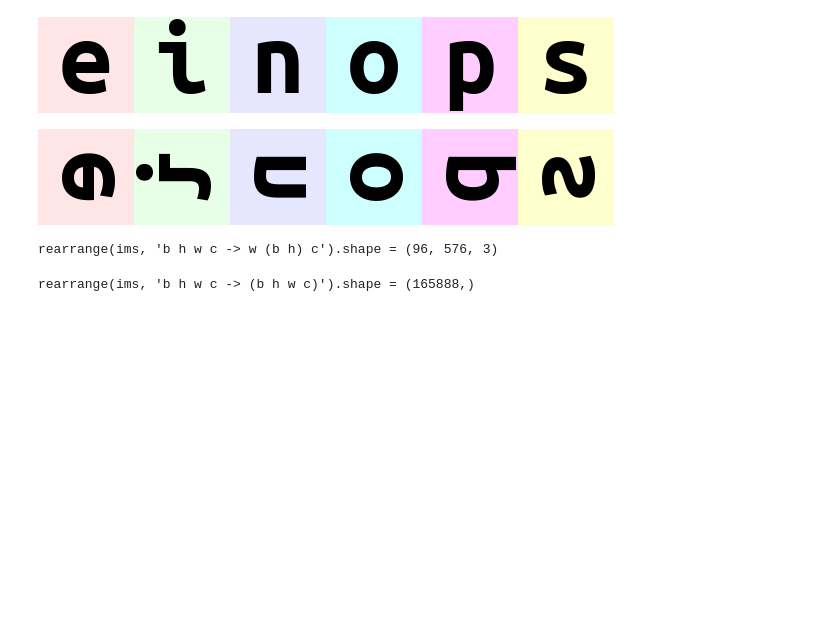
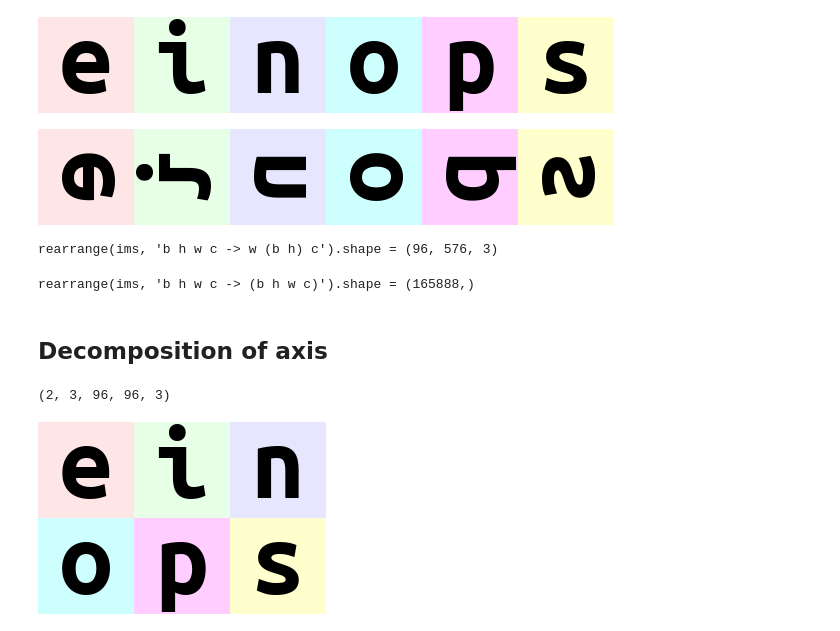
Before and after one commit to aspiringastro/einops-tutorial, a Jupyter notebook: einops-learn-1.ipynb, the cells around one changed output. Saved outputs shown, nothing was run; the diff lists cells and outputs as text; code cells hidden in the pictures; blank space fills up the shorter version.

```diff
--- a/einops-learn-1.ipynb
+++ b/einops-learn-1.ipynb
@@ -54,3 +54,16 @@ rearrange(ims, 'b h w c -> w (b h) c').shape = (96, 576, 3)
 print(f"rearrange(ims, 'b h w c -> (b h w c)').shape = {rearrange(ims, 'b h w c -> (b h w c)').shape}")
 # %% [output]
 rearrange(ims, 'b h w c -> (b h w c)').shape = (165888,)
+# %% [markdown]
+## Decomposition of axis
+# %%
+# decomposition is the inverse process - represent an axis as a combination of new axes
+# several decompositions possible, so b1=2 is to decompose 6 to b1=2 and b2=3
+rearrange(ims, '(b1 b2) h w c -> b1 b2 h w c ', b1=2).shape
+# %% [output]
+(2, 3, 96, 96, 3)
+# %%
+# finally, combine composition and decomposition:
+rearrange(ims, '(b1 b2) h w c -> (b1 h) (b2 w) c ', b1=2)
+# %% [output]
+[figure, added]
```
Also changed, not shown: parts of 10 cells of this notebook.
